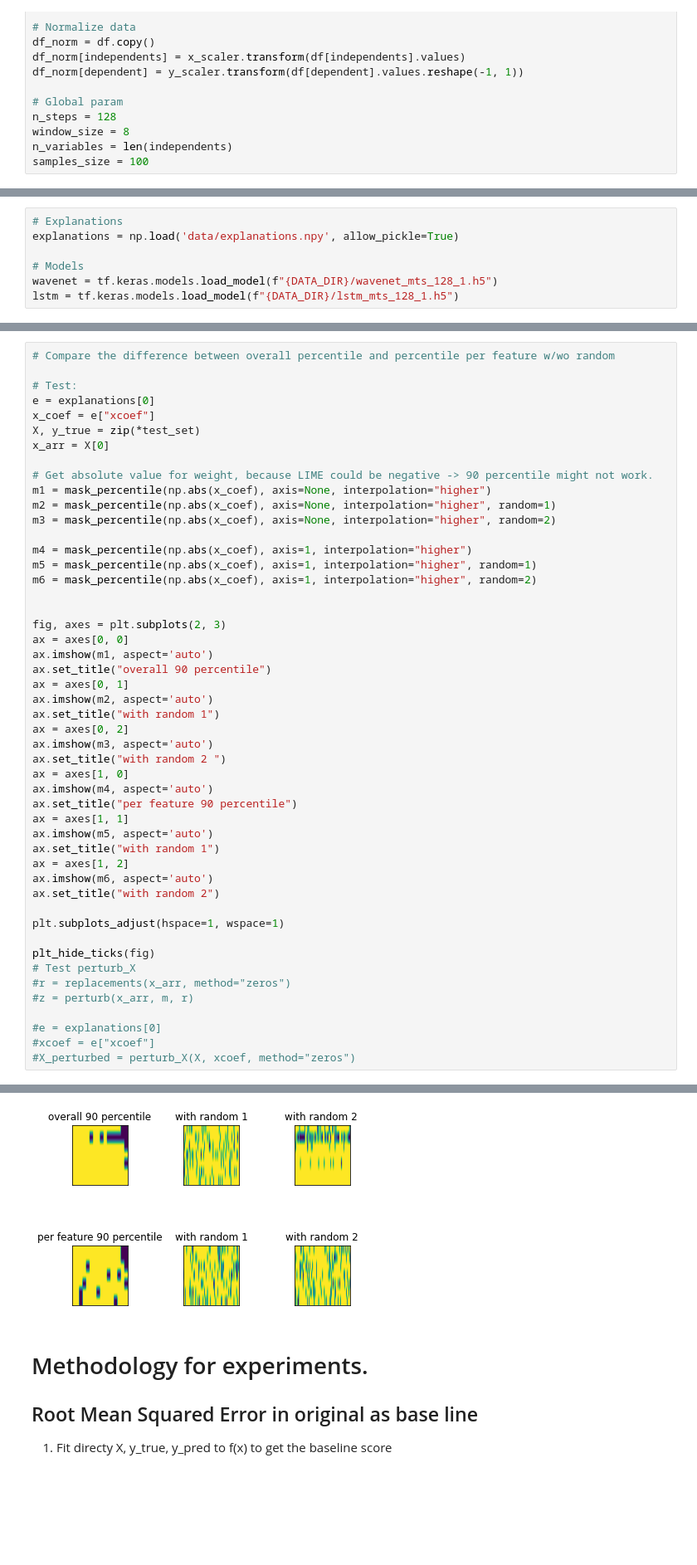
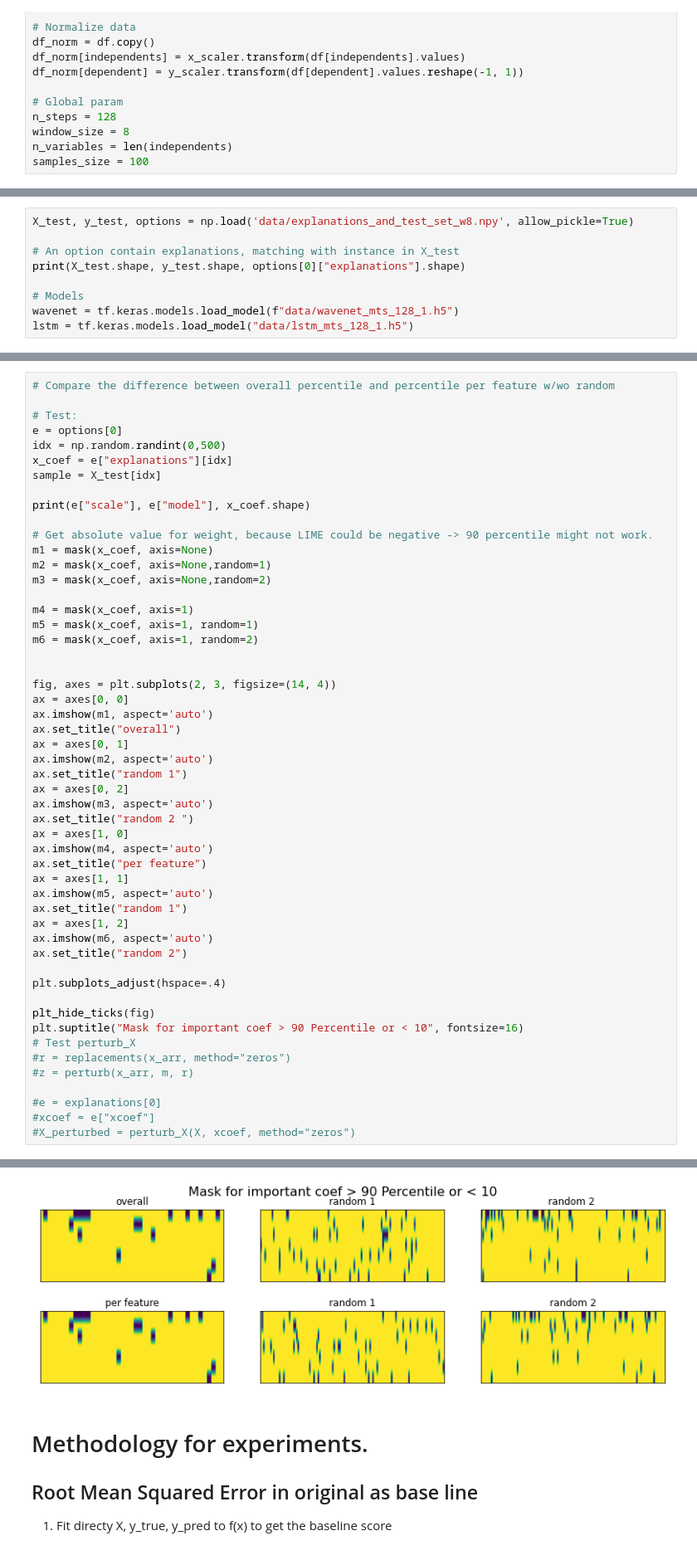
Before and after one commit to dungthuapps/tsx, a Jupyter notebook: notebooks/tsx-eval-qm.ipynb, the cells around one changed output, grey strips where cells are left out. Shown at 83% size. Drawn from its saved outputs; the diff is of its cells as text; blank space fills up the shorter version.

Commit message:
Evaluation for individual lime with new trained lstm and wavenet

```diff
--- a/notebooks/tsx-eval-qm.ipynb
+++ b/notebooks/tsx-eval-qm.ipynb
@@ -74,7 +60,9 @@ Notice:
 # %%
-# Explanations
-explanations = np.load('data/explanations.npy', allow_pickle=True)
+X_test, y_test, options = np.load('data/explanations_and_test_set_w8.npy', allow_pickle=True)
+
+# An option contain explanations, matching with instance in X_test
+print(X_test.shape, y_test.shape, options[0]["explanations"].shape)
 
 # Models
-wavenet = tf.keras.models.load_model(f"{DATA_DIR}/wavenet_mts_128_1.h5")
-lstm = tf.keras.models.load_model(f"{DATA_DIR}/lstm_mts_128_1.h5")
+wavenet = tf.keras.models.load_model(f"data/wavenet_mts_128_1.h5")
+lstm = tf.keras.models.load_model("data/lstm_mts_128_1.h5")
@@ -158,44 +197,47 @@ def perturb_X(X, x_coef, method="zeros", axis=1, percentile=90, random=False, **
 # Compare the difference between overall percentile and percentile per feature w/wo random
 
 # Test:
-e = explanations[0]
-x_coef = e["xcoef"]
-X, y_true = zip(*test_set)
-x_arr = X[0]
+e = options[0]
+idx = np.random.randint(0,500)
+x_coef = e["explanations"][idx]
+sample = X_test[idx]
+
+print(e["scale"], e["model"], x_coef.shape)
 
 # Get absolute value for weight, because LIME could be negative -> 90 percentile might not work.
-m1 = mask_percentile(np.abs(x_coef), axis=None, interpolation="higher")
-m2 = mask_percentile(np.abs(x_coef), axis=None, interpolation="higher", random=1)
-m3 = mask_percentile(np.abs(x_coef), axis=None, interpolation="higher", random=2)
+m1 = mask(x_coef, axis=None)
+m2 = mask(x_coef, axis=None,random=1)
+m3 = mask(x_coef, axis=None,random=2)
 
-m4 = mask_percentile(np.abs(x_coef), axis=1, interpolation="higher")
-m5 = mask_percentile(np.abs(x_coef), axis=1, interpolation="higher", random=1)
-m6 = mask_percentile(np.abs(x_coef), axis=1, interpolation="higher", random=2)
+m4 = mask(x_coef, axis=1)
+m5 = mask(x_coef, axis=1, random=1)
+m6 = mask(x_coef, axis=1, random=2)
 
 
-fig, axes = plt.subplots(2, 3)
+fig, axes = plt.subplots(2, 3, figsize=(14, 4))
 ax = axes[0, 0]
 ax.imshow(m1, aspect='auto')
-ax.set_title("overall 90 percentile")
+ax.set_title("overall")
 ax = axes[0, 1]
 ax.imshow(m2, aspect='auto')
-ax.set_title("with random 1")
+ax.set_title("random 1")
 ax = axes[0, 2]
 ax.imshow(m3, aspect='auto')
-ax.set_title("with random 2 ")
+ax.set_title("random 2 ")
 ax = axes[1, 0]
 ax.imshow(m4, aspect='auto')
-ax.set_title("per feature 90 percentile")
+ax.set_title("per feature")
 ax = axes[1, 1]
 ax.imshow(m5, aspect='auto')
-ax.set_title("with random 1")
+ax.set_title("random 1")
 ax = axes[1, 2]
 ax.imshow(m6, aspect='auto')
-ax.set_title("with random 2")
+ax.set_title("random 2")
 
-plt.subplots_adjust(hspace=1, wspace=1)
+plt.subplots_adjust(hspace=.4)
 
 plt_hide_ticks(fig)
+plt.suptitle("Mask for important coef > 90 Percentile or < 10", fontsize=16)
 # Test perturb_X
 #r = replacements(x_arr, method="zeros")
 #z = perturb(x_arr, m, r)
@@ -207,4 +251,4 @@ plt_hide_ticks(fig)
-[figure, old version]
+[figure, new version]
 # %% [markdown]
 # Methodology for experiments.
 
```
Also changed, not shown: parts of 30 cells of this notebook, 9 other files.
